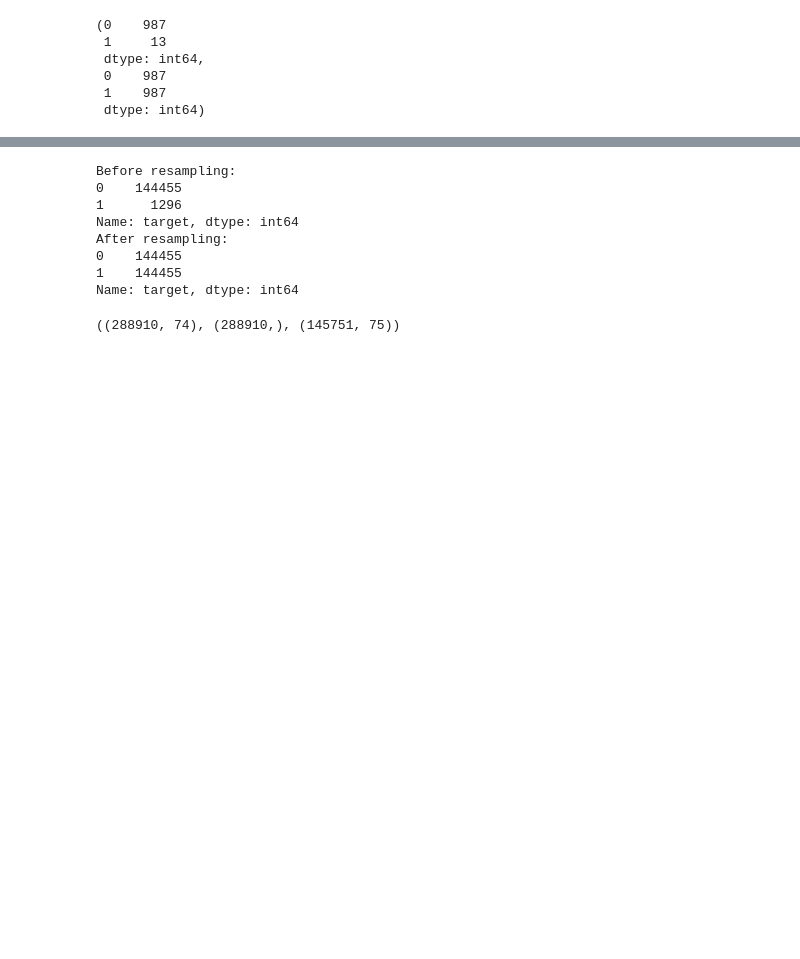
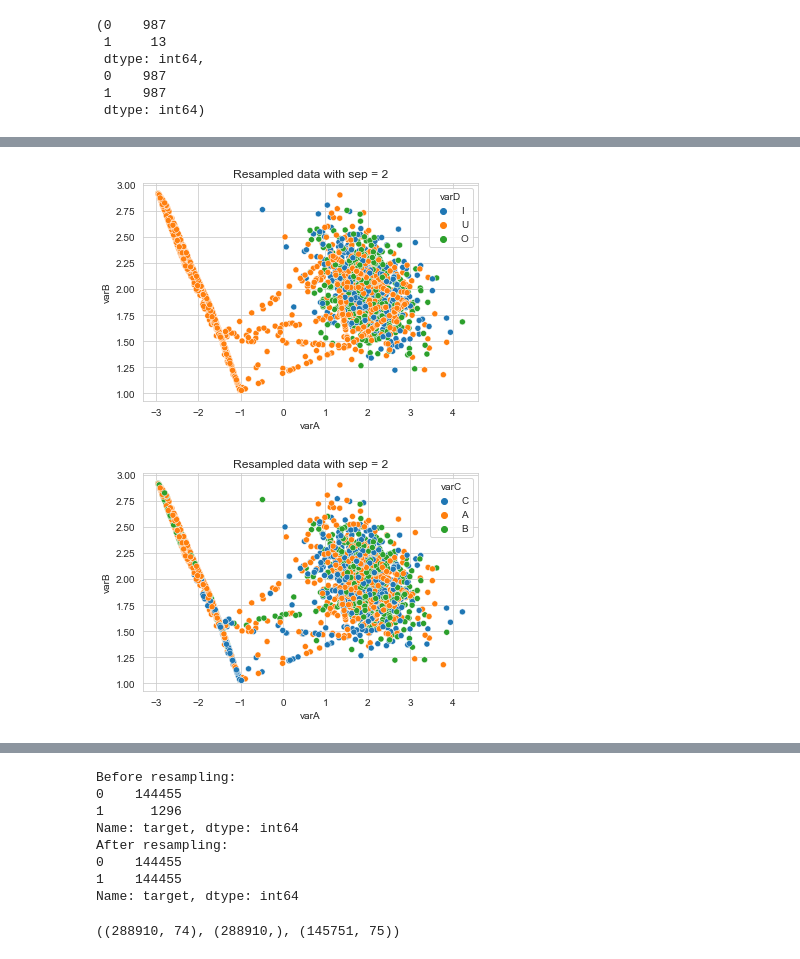
Before and after one commit to easypanda/deal-with-imbalance-data, a Jupyter notebook: OverSampling.ipynb, the cells around one changed output, grey strips where cells are left out. Cells and saved outputs as stored; diff of their text form; code cells hidden in the pictures; blank space fills up the shorter version.

```diff
--- a/OverSampling.ipynb
+++ b/OverSampling.ipynb
@@ -298,3 +322,16 @@ plt.show()
+# %%
+sns.scatterplot(data=X_resampled, x="varA", y="varB", hue="varD")
+
+plt.title(f"Resampled data with sep = 2")
+plt.show()
+
+sns.scatterplot(data=X_resampled, x="varA", y="varB", hue="varC")
+
+plt.title(f"Resampled data with sep = 2")
+plt.show()
+# %% [output]
+[figure, added]
+[figure, added]
 # %%
 df = load_data()
 # %%
```
Also changed, not shown: parts of 53 cells of this notebook, 1 other file.
